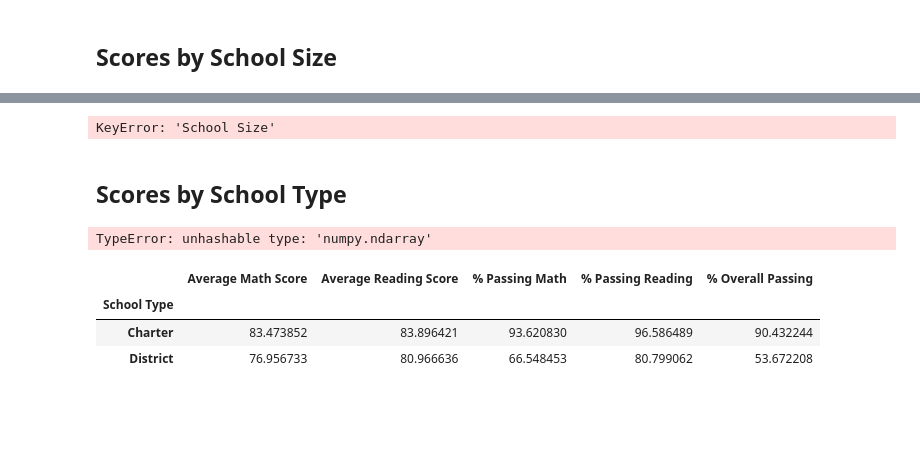
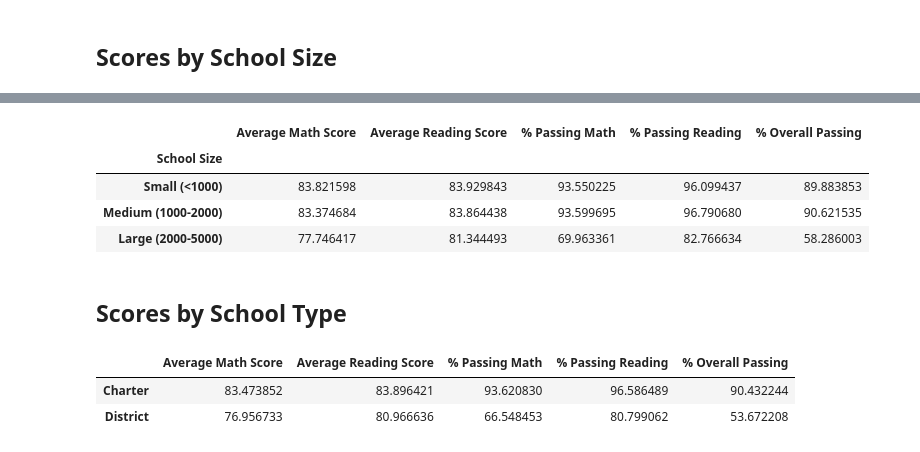
Before and after one commit to hhodek/pandas-challenge, a Jupyter notebook: PyCitySchools/PyCitySchools_starter.ipynb, the cells around one changed output, grey strips where cells are left out. Cells and saved outputs as stored; diff of their text form; code cells hidden in the pictures; blank space fills up the shorter version.

Commit message:
scores by school size 2

```diff
--- a/PyCitySchools/PyCitySchools_starter.ipynb
+++ b/PyCitySchools/PyCitySchools_starter.ipynb
@@ -492,38 +513,50 @@ labels = ["Small (<1000)", "Medium (1000-2000)", "Large (2000-5000)"]
 # %%
 # Calculate averages for the desired columns.
-size_math_scores = per_school_summary.groupby(["School Size"])["Average Math Score"].mean()
-size_reading_scores = per_school_summary.groupby(["School Size"])["Average Reading Score"].mean()
-size_passing_math = per_school_summary.groupby(["School Size"])["% Passing Math"].mean()
-size_passing_reading = per_school_summary.groupby(["School Size"])["% Passing Reading"].mean()
-size_overall_passing = per_school_summary.groupby(["School Size"])["% Overall Passing"].mean()
+size_math_scores = scores_by_size_df.groupby(["School Size"])["Average Math Score"].mean()
+size_reading_scores = scores_by_size_df.groupby(["School Size"])["Average Reading Score"].mean()
+size_passing_math = scores_by_size_df.groupby(["School Size"])["% Passing Math"].mean()
+size_passing_reading = scores_by_size_df.groupby(["School Size"])["% Passing Reading"].mean()
+size_overall_passing = scores_by_size_df.groupby(["School Size"])["% Overall Passing"].mean()
-# %% [output]
-KeyError: 'School Size'
 # %%
 # Create a DataFrame called `size_summary` that breaks down school performance based on school size (small, medium, or large).
 # Use the scores above to create a new DataFrame called `size_summary`
-size_summary =
+size_summary = pd.DataFrame({"Average Math Score": size_math_scores,
+                             "Average Reading Score": size_reading_scores,
+                             "% Passing Math": size_passing_math,
+                             "% Passing Reading": size_passing_reading,
+                             "% Overall Passing": size_overall_passing})
 
 # Display results
 size_summary
+# %% [output]
+|  | Average Math Score | Average Reading Score | % Passing Math | % Passing Reading | % Overall Passing |
+| School Size |  |  |  |  |  |
+| Small (<1000) | 83.821598 | 83.929843 | 93.550225 | 96.099437 | 89.883853 |
+| Medium (1000-2000) | 83.374684 | 83.864438 | 93.599695 | 96.790680 | 90.621535 |
+| Large (2000-5000) | 77.746417 | 81.344493 | 69.963361 | 82.766634 | 58.286003 |
 # %% [markdown]
 ## Scores by School Type
+# %%
+#Using a list comprension to select the "School Type" as a hashable list instead of an unhashable array like I had it before
+school_type_list = [item[0] for item in per_school_summary["School Type"]]
 # %%
-# Group the per_school_summary DataFrame by "School Type" and average the results.
-average_math_score_by_type = per_school_summary.groupby(["School Type"])["Average Math Score"].mean()
-average_reading_score_by_type = per_school_summary.groupby(["School Type"])["Average Reading Score"].mean()
-average_percent_passing_math_by_type = per_school_summary.groupby(["School Type"])["% Passing Math"].mean()
-average_percent_passing_reading_by_type = per_school_summary.groupby(["School Type"])["% Passing Reading"].mean()
-average_percent_overall_passing_by_type = per_school_summary.groupby(["School Type"])["% Overall Passing"].mean()
+# Group the per_school_summary DataFrame by "School Type" and average the results.# # Group the per_school_summary DataFrame by "School Type" and average the results.
+average_math_score_by_type = per_school_summary.groupby(school_type_list)["Average Math Score"].mean()
+average_reading_score_by_type = per_school_summary.groupby(school_type_list)["Average Reading Score"].mean()
+average_percent_passing_math_by_type = per_school_summary.groupby(school_type_list)["% Passing Math"].mean()
+average_percent_passing_reading_by_type = per_school_summary.groupby(school_type_list)["% Passing Reading"].mean()
+average_percent_overall_passing_by_type = per_school_summary.groupby(school_type_list)["% Overall Passing"].mean()
-# %% [output]
-TypeError: unhashable type: 'numpy.ndarray'
 # %%
 # Assemble the new data by type into a DataFrame called `type_summary`
-type_summary =
+type_summary = pd.DataFrame({"Average Math Score": average_math_score_by_type,
+                             "Average Reading Score": average_reading_score_by_type,
+                             "% Passing Math": average_percent_passing_math_by_type,
+                             "% Passing Reading": average_percent_passing_reading_by_type,
+                             "% Overall Passing": average_percent_overall_passing_by_type})
 
 # Display results
 type_summary
 # %% [output]
 |  | Average Math Score | Average Reading Score | % Passing Math | % Passing Reading | % Overall Passing |
-| School Type |  |  |  |  |  |
 | Charter | 83.473852 | 83.896421 | 93.620830 | 96.586489 | 90.432244 |
 | District | 76.956733 | 80.966636 | 66.548453 | 80.799062 | 53.672208 |
```
Also changed, not shown: parts of 2 cells of this notebook.
